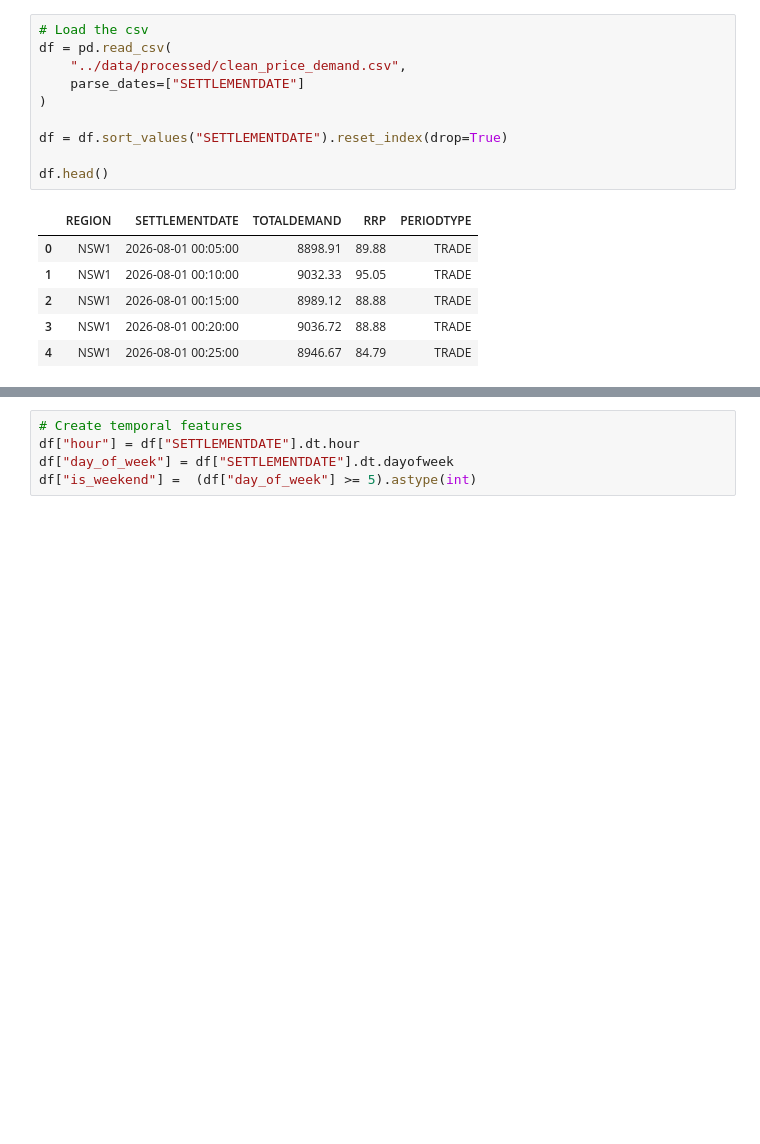
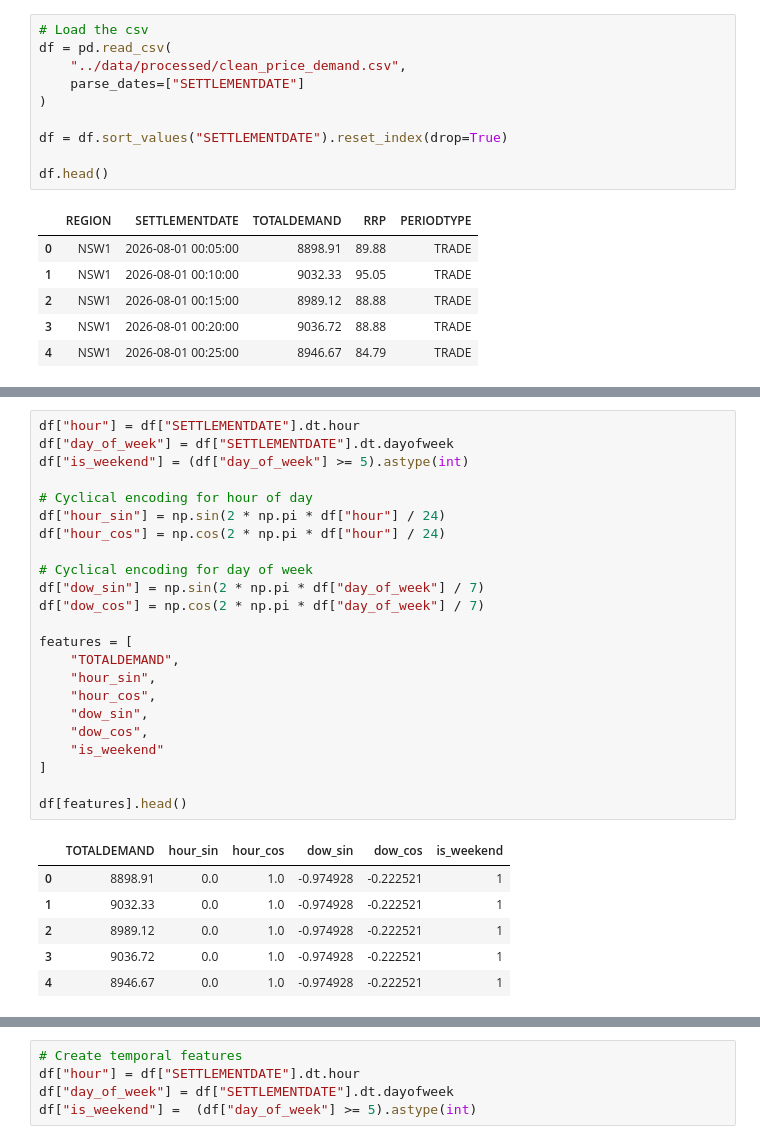
Before and after one commit to klm2109/australian-energy-market-analytics, a Jupyter notebook: notebooks/machine learning.ipynb, the cells around one changed output, grey strips where cells are left out. Cells and saved outputs as stored; diff of their text form; blank space fills up the shorter version.

```diff
--- a/notebooks/machine learning.ipynb
+++ b/notebooks/machine learning.ipynb
@@ -62,0 +82,30 @@ df.head()
+# %%
+df["hour"] = df["SETTLEMENTDATE"].dt.hour
+df["day_of_week"] = df["SETTLEMENTDATE"].dt.dayofweek
+df["is_weekend"] = (df["day_of_week"] >= 5).astype(int)
+
+# Cyclical encoding for hour of day
+df["hour_sin"] = np.sin(2 * np.pi * df["hour"] / 24)
+df["hour_cos"] = np.cos(2 * np.pi * df["hour"] / 24)
+
+# Cyclical encoding for day of week
+df["dow_sin"] = np.sin(2 * np.pi * df["day_of_week"] / 7)
+df["dow_cos"] = np.cos(2 * np.pi * df["day_of_week"] / 7)
+
+features = [
+    "TOTALDEMAND",
+    "hour_sin",
+    "hour_cos",
+    "dow_sin",
+    "dow_cos",
+    "is_weekend"
+]
+
+df[features].head()
+# %% [output]
+|  | TOTALDEMAND | hour_sin | hour_cos | dow_sin | dow_cos | is_weekend |
+| 0 | 8898.91 | 0.0 | 1.0 | -0.974928 | -0.222521 | 1 |
+| 1 | 9032.33 | 0.0 | 1.0 | -0.974928 | -0.222521 | 1 |
+| 2 | 8989.12 | 0.0 | 1.0 | -0.974928 | -0.222521 | 1 |
+| 3 | 9036.72 | 0.0 | 1.0 | -0.974928 | -0.222521 | 1 |
+| 4 | 8946.67 | 0.0 | 1.0 | -0.974928 | -0.222521 | 1 |
```
Also changed, not shown: parts of 3 cells of this notebook.
